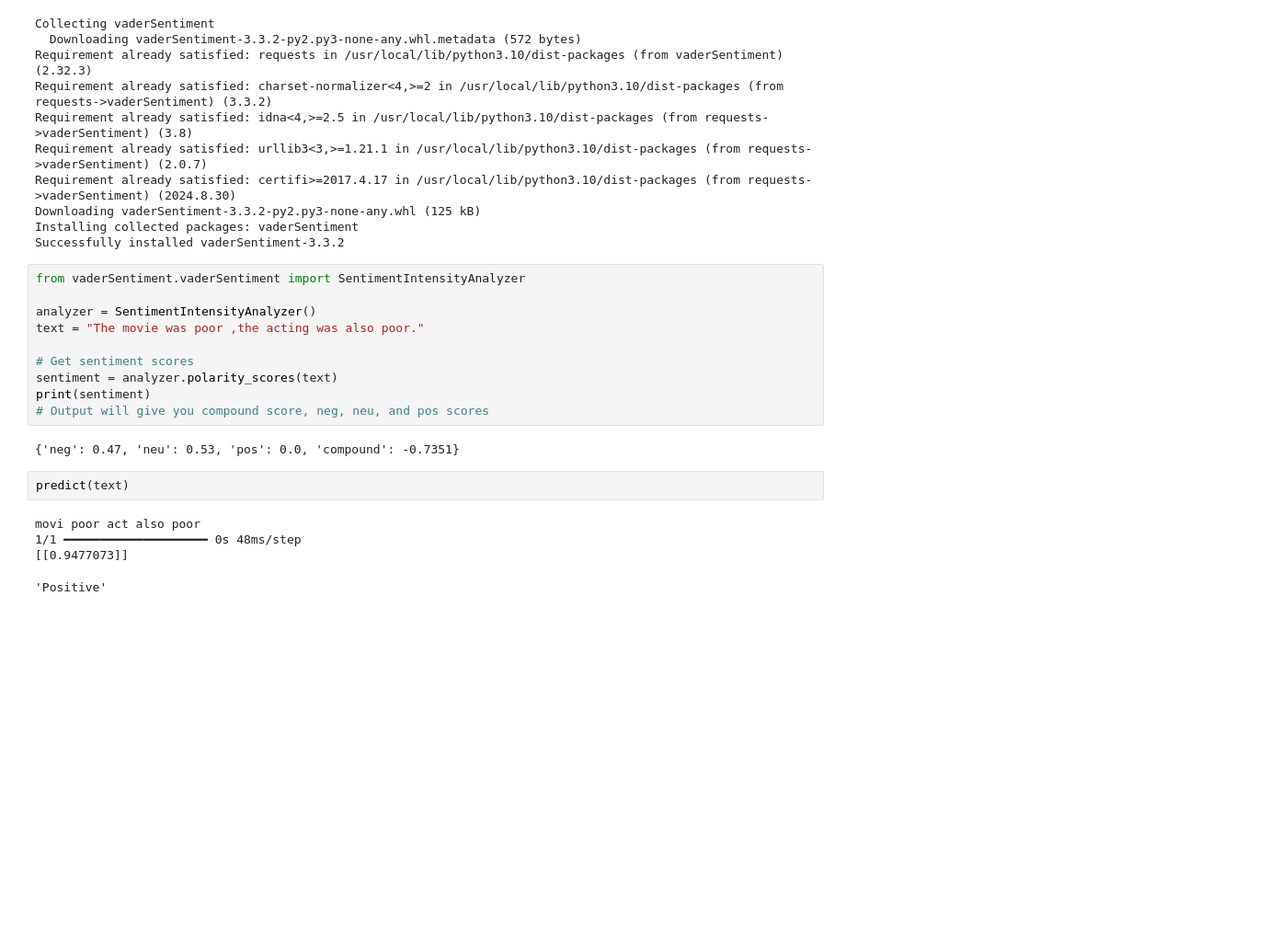
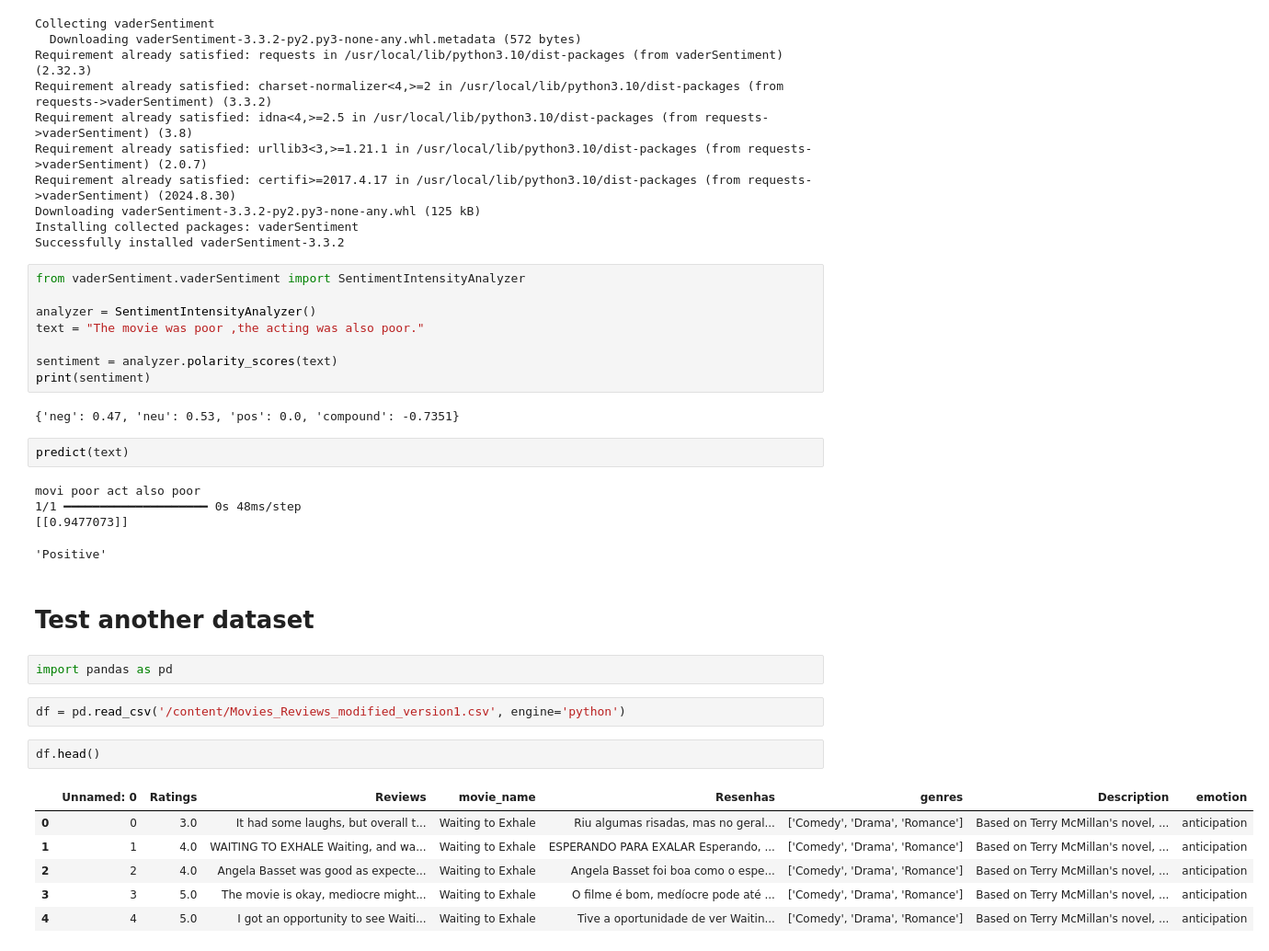
Before and after one commit to Himanshu0518/NLP, a Jupyter notebook: sentiment_analysis_on_IMDB_reviews.ipynb, the cells around one changed output. Shown at 92% size. Cells and saved outputs as stored; diff of their text form; blank space fills up the shorter version.

```diff
--- a/sentiment_analysis_on_IMDB_reviews.ipynb
+++ b/sentiment_analysis_on_IMDB_reviews.ipynb
@@ -733,10 +733,8 @@ from vaderSentiment.vaderSentiment import SentimentIntensityAnalyzer
 analyzer = SentimentIntensityAnalyzer()
 text = "The movie was poor ,the acting was also poor."
 
-# Get sentiment scores
 sentiment = analyzer.polarity_scores(text)
 print(sentiment)
-# Output will give you compound score, neg, neu, and pos scores
 # %% [output]
 {'neg': 0.47, 'neu': 0.53, 'pos': 0.0, 'compound': -0.7351}
 # %%
@@ -746,3 +744,18 @@ movi poor act also poor
 1/1 ━━━━━━━━━━━━━━━━━━━━ 0s 48ms/step
 [[0.9477073]]
 'Positive'
+# %% [markdown]
+# Test another dataset
+# %%
+import pandas as pd
+# %%
+df = pd.read_csv('/content/Movies_Reviews_modified_version1.csv', engine='python')
+# %%
+df.head()
+# %% [output]
+|  | Unnamed: 0 | Ratings | Reviews | movie_name | Resenhas | genres | Description | emotion |
+| 0 | 0 | 3.0 | It had some laughs, but overall t... | Waiting to Exhale | Riu algumas risadas, mas no geral... | ['Comedy', 'Drama', 'Romance'] | Based on Terry McMillan's novel, ... | anticipation |
+| 1 | 1 | 4.0 | WAITING TO EXHALE Waiting, and wa... | Waiting to Exhale | ESPERANDO PARA EXALAR Esperando, ... | ['Comedy', 'Drama', 'Romance'] | Based on Terry McMillan's novel, ... | anticipation |
+| 2 | 2 | 4.0 | Angela Basset was good as expecte... | Waiting to Exhale | Angela Basset foi boa como o espe... | ['Comedy', 'Drama', 'Romance'] | Based on Terry McMillan's novel, ... | anticipation |
+| 3 | 3 | 5.0 | The movie is okay, mediocre might... | Waiting to Exhale | O filme é bom, medíocre pode até ... | ['Comedy', 'Drama', 'Romance'] | Based on Terry McMillan's novel, ... | anticipation |
+| 4 | 4 | 5.0 | I got an opportunity to see Waiti... | Waiting to Exhale | Tive a oportunidade de ver Waitin... | ['Comedy', 'Drama', 'Romance'] | Based on Terry McMillan's novel, ... | anticipation |
```
Also changed, not shown: parts of 21 cells of this notebook.
